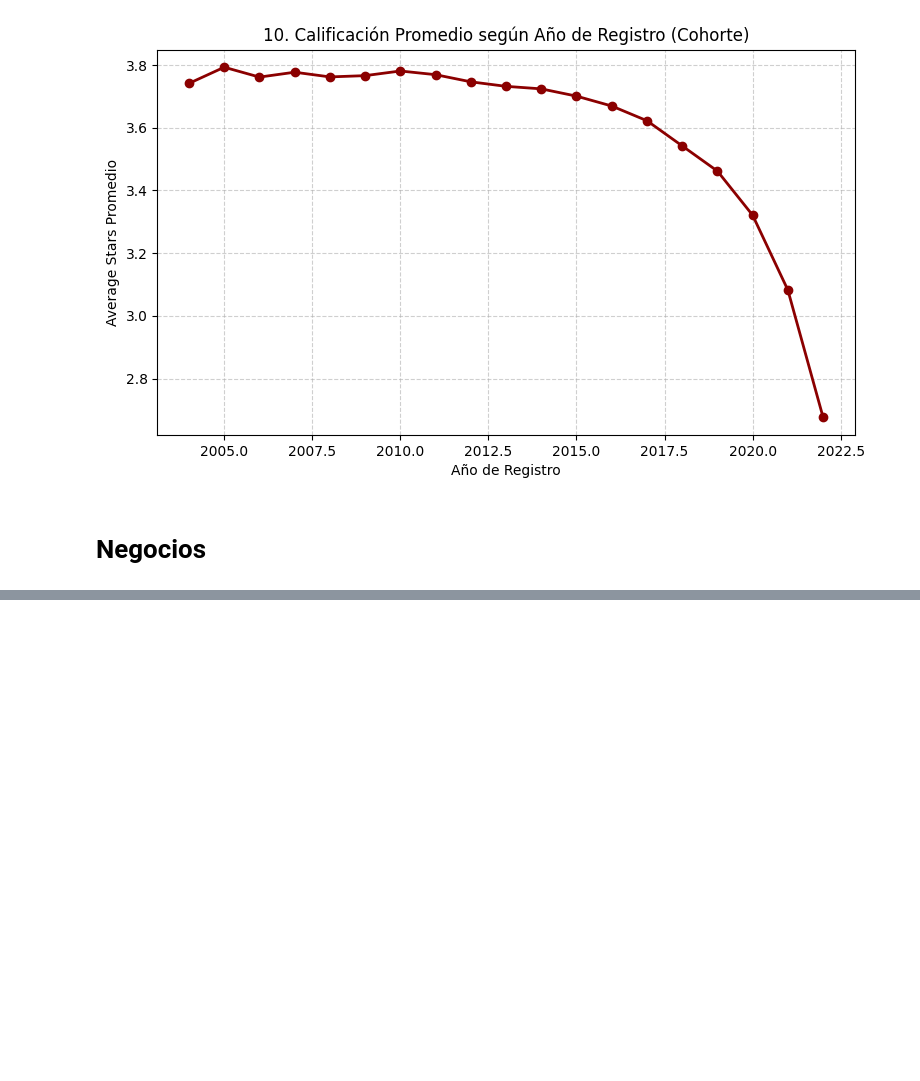
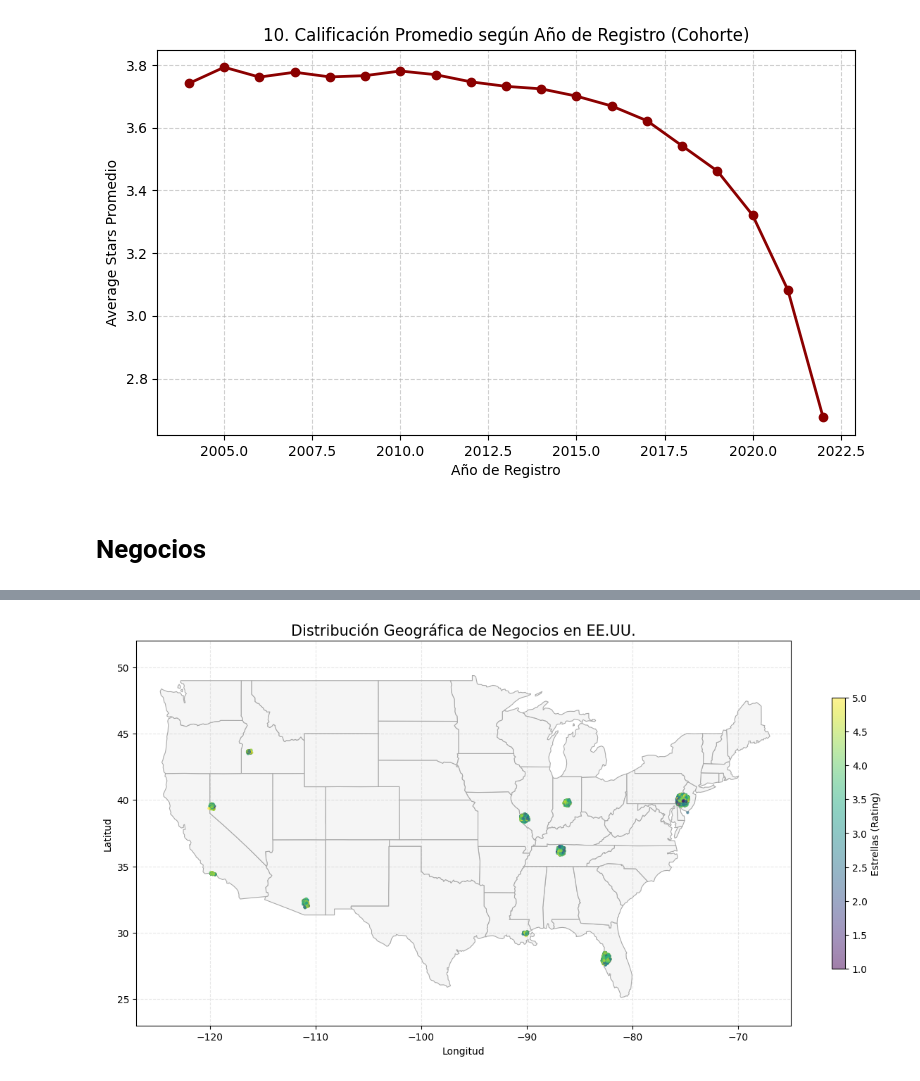
Before and after one commit to yabol02/recsys_content, a Jupyter notebook: notebooks/eda_sql.ipynb, the cells around one changed output, grey strips where cells are left out. Saved outputs shown, nothing was run; the diff lists cells and outputs as text; code cells hidden in the pictures; blank space fills up the shorter version.

```diff
--- a/notebooks/eda_sql.ipynb
+++ b/notebooks/eda_sql.ipynb
@@ -306,0 +404,55 @@ plt.show()
+# %%
+import polars as pl
+import duckdb
+import matplotlib.pyplot as plt
+import geopandas as gpd
+
+# 1. Obtener los datos con DuckDB -> Polars
+query = """
+    SELECT longitude, latitude, stars
+    FROM negocios
+    WHERE longitude IS NOT NULL AND latitude IS NOT NULL
+      AND longitude BETWEEN -125 AND -66 -- Límites de EE.UU. contiguo
+      AND latitude BETWEEN 24 AND 50
+"""
+data = duckdb.sql(query).pl()
+
+# 2. Cargar el mapa base (Solución actualizada sin error de versión)
+# Usamos un GeoJSON público de alta calidad con las fronteras de los estados
+url_usa_states = "https://raw.githubusercontent.com/PublicaMundi/MappingAPI/master/data/geojson/us-states.json"
+usa = gpd.read_file(url_usa_states)
+
+# Excluimos Alaska y Hawaii para mantener el foco en la península y evitar que el mapa se "aleje" mucho
+usa = usa[~usa['name'].isin(['Alaska', 'Hawaii', 'Puerto Rico'])]
+
+# 3. Crear la visualización
+fig, ax = plt.subplots(figsize=(15, 10))
+
+# Dibujar el fondo del mapa (ahora con bordes estatales en gris oscuro)
+usa.plot(ax=ax, color='whitesmoke', edgecolor='darkgrey', linewidth=0.8)
+
+# Superponer los puntos de los negocios
+scatter = ax.scatter(
+    data['longitude'],
+    data['latitude'],
+    c=data['stars'],
+    cmap='viridis',
+    alpha=0.5,
+    s=5, # Puntos pequeños
+    zorder=2 # Asegura que los puntos se dibujen por encima del mapa
+)
+
+# Estética y etiquetas
+plt.colorbar(scatter, label='Estrellas (Rating)', shrink=0.5)
+plt.title('Distribución Geográfica de Negocios en EE.UU.', fontsize=15)
+plt.xlabel('Longitud')
+plt.ylabel('Latitud')
+
+# Forzar los límites para centrar bien la vista
+ax.set_xlim([-127, -65])
+ax.set_ylim([23, 52])
+
+plt.grid(True, linestyle='--', alpha=0.3)
+plt.show()
+# %% [output]
+[figure, added]
```
Also changed, not shown: parts of 20 cells of this notebook, 2 other files.
